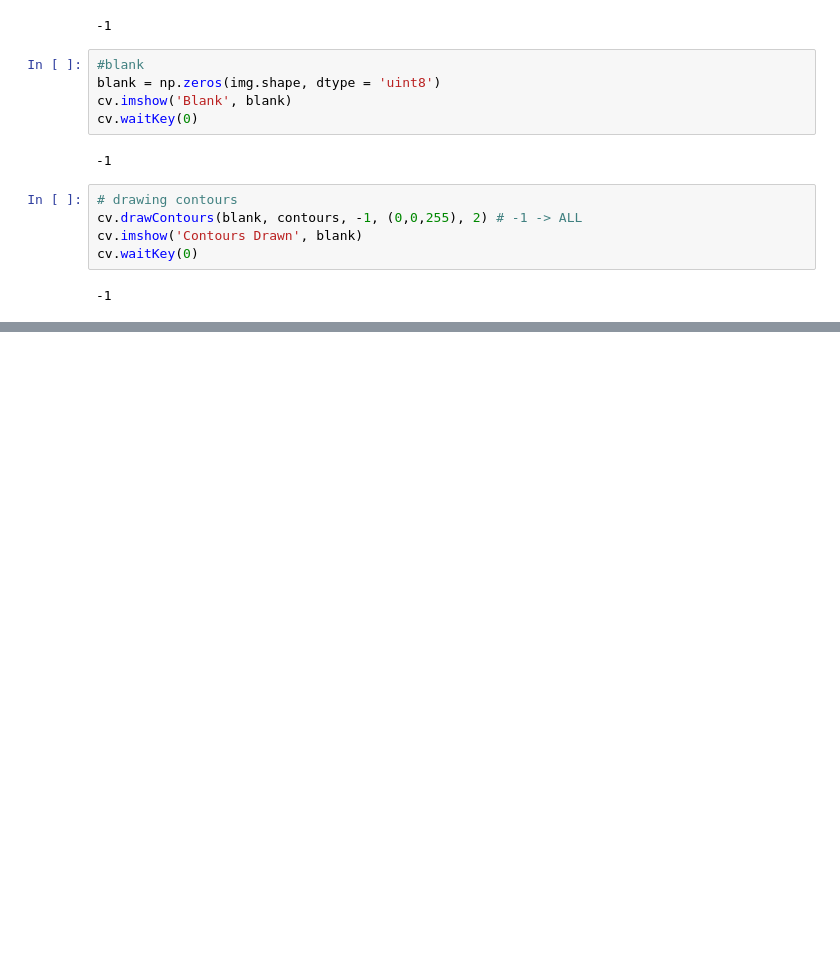
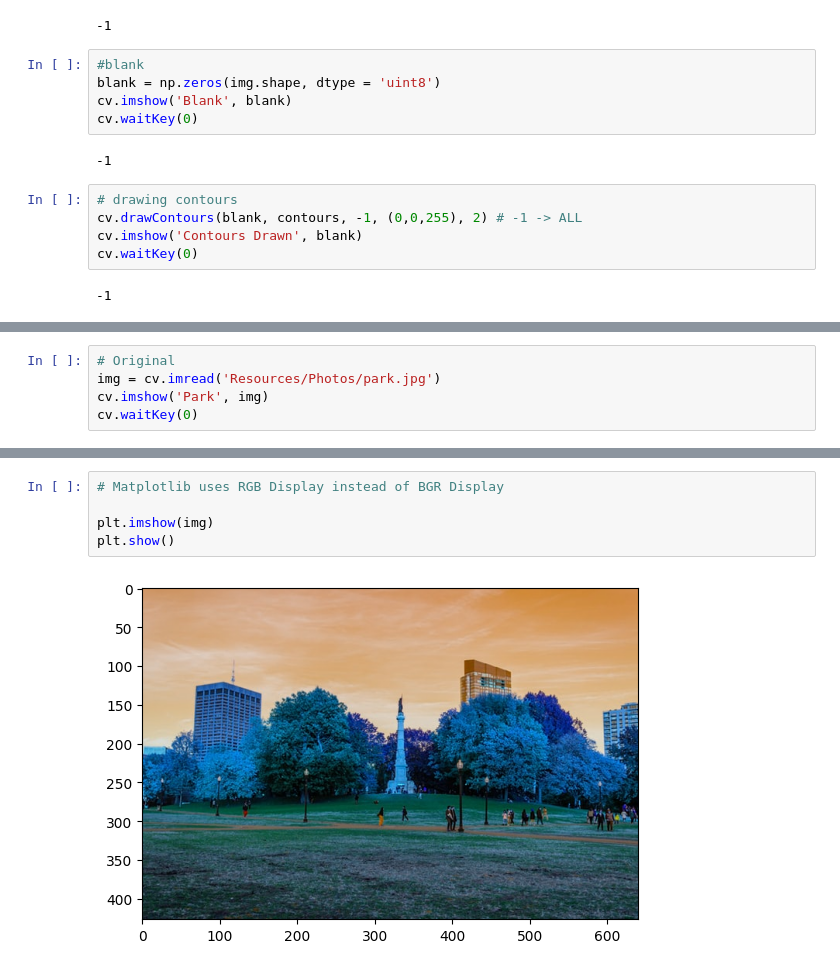
Before and after one commit to TridentifyIshaan/DLforCV, a Jupyter notebook: 10.ipynb, the cells around one changed output, grey strips where cells are left out. Saved outputs shown, nothing was run; the diff lists cells and outputs as text; blank space fills up the shorter version.

```diff
--- a/10.ipynb
+++ b/10.ipynb
@@ -344,0 +348,5 @@ cv.waitKey(0)
+# %%
+# Original
+img = cv.imread('Resources/Photos/park.jpg')
+cv.imshow('Park', img)
+cv.waitKey(0)
@@ -344,0 +371,7 @@ cv.waitKey(0)
+# %%
+# Matplotlib uses RGB Display instead of BGR Display
+
+plt.imshow(img)
+plt.show()
+# %% [output]
+[figure, added]
```
Also changed, not shown: parts of 30 cells of this notebook.
